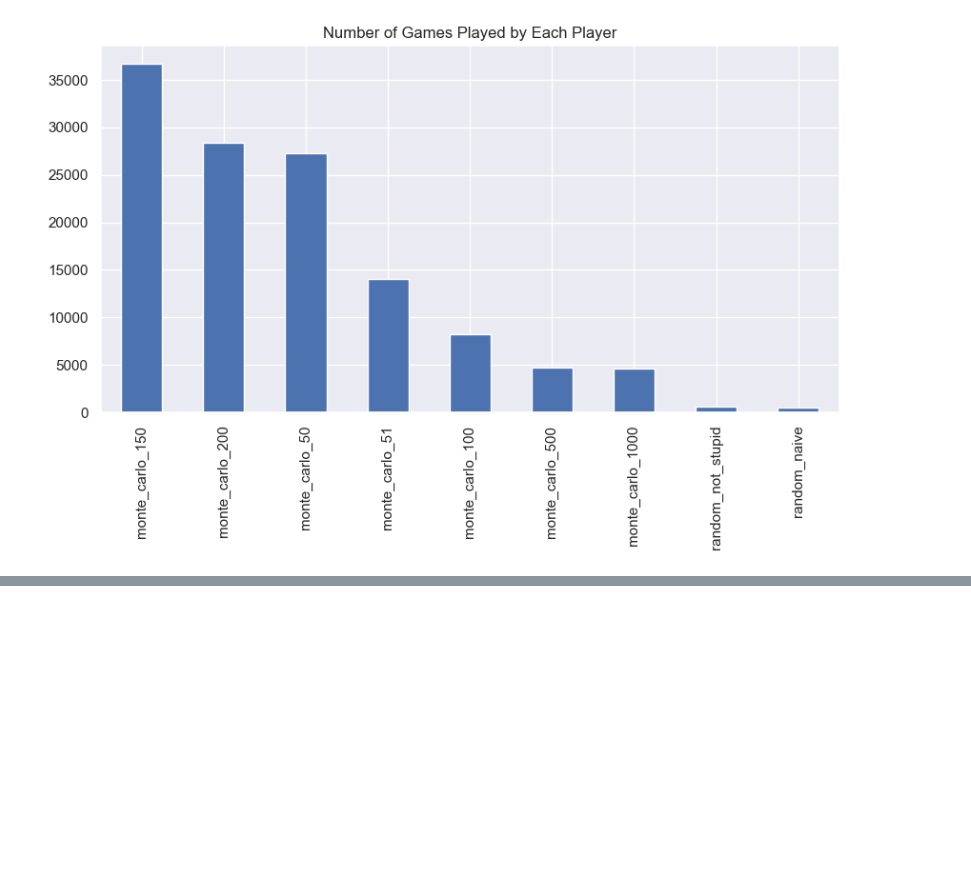
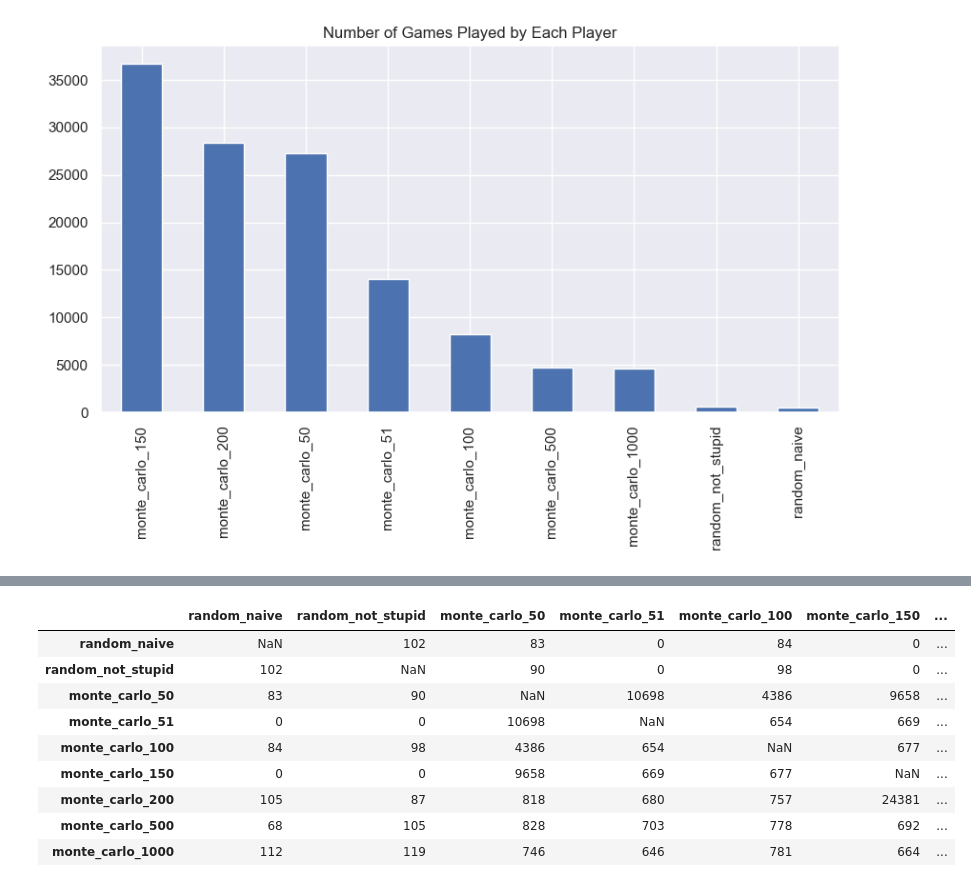
Before and after one commit to Brandt-moreThan4/ConnectFour, a Jupyter notebook: notebooks/simulation_analysis_arena_vc.ipynb, the cells around one changed output, grey strips where cells are left out. Drawn from its saved outputs; the diff is of its cells as text; code cells hidden in the pictures; blank space fills up the shorter version.

```diff
--- a/notebooks/simulation_analysis_arena_vc.ipynb
+++ b/notebooks/simulation_analysis_arena_vc.ipynb
@@ -288,0 +180,13 @@ sns.histplot(data_df.turns, ax=ax,binwidth=1, discrete=True)
+# %%
+games_played_df
+# %% [output]
+|  | random_naive | random_not_stupid | monte_carlo_50 | monte_carlo_51 | monte_carlo_100 | monte_carlo_150 | ... |
+| random_naive | NaN | 102 | 83 | 0 | 84 | 0 | ... |
+| random_not_stupid | 102 | NaN | 90 | 0 | 98 | 0 | ... |
+| monte_carlo_50 | 83 | 90 | NaN | 10698 | 4386 | 9658 | ... |
+| monte_carlo_51 | 0 | 0 | 10698 | NaN | 654 | 669 | ... |
+| monte_carlo_100 | 84 | 98 | 4386 | 654 | NaN | 677 | ... |
+| monte_carlo_150 | 0 | 0 | 9658 | 669 | 677 | NaN | ... |
+| monte_carlo_200 | 105 | 87 | 818 | 680 | 757 | 24381 | ... |
+| monte_carlo_500 | 68 | 105 | 828 | 703 | 778 | 692 | ... |
+| monte_carlo_1000 | 112 | 119 | 746 | 646 | 781 | 664 | ... |
```
Also changed, not shown: parts of 18 cells of this notebook.
